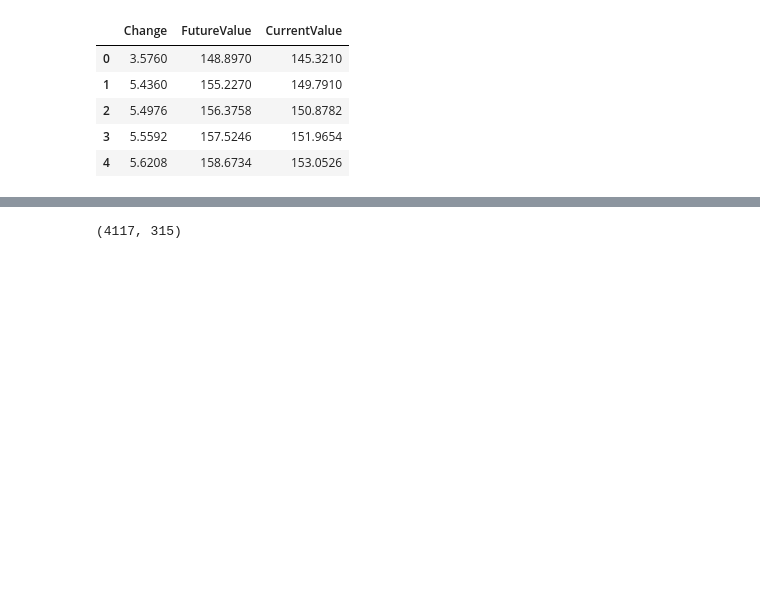
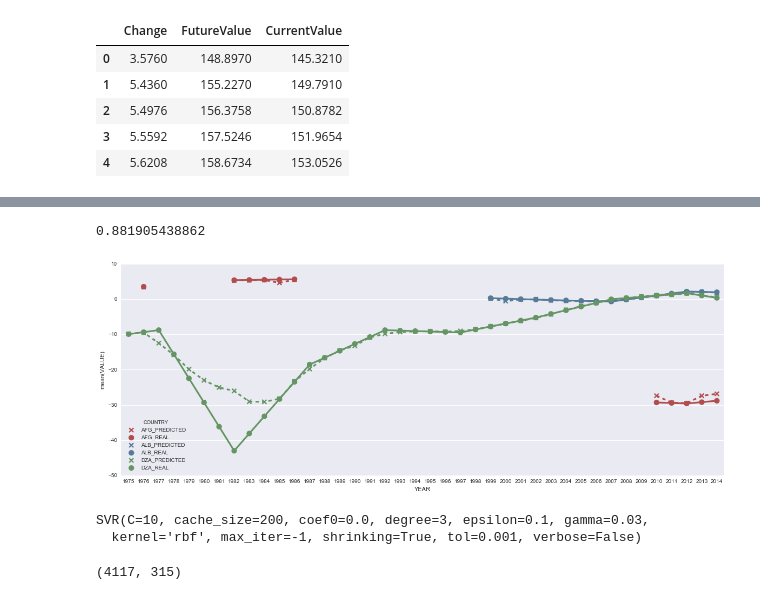
Before and after one commit to jgzuke/KaggleScripts, a Jupyter notebook: WorldDevelopment/Training.ipynb, the cells around one changed output, grey strips where cells are left out. Saved outputs shown, nothing was run; the diff lists cells and outputs as text; code cells hidden in the pictures; blank space fills up the shorter version.

```diff
--- a/WorldDevelopment/Training.ipynb
+++ b/WorldDevelopment/Training.ipynb
@@ -132,13 +143,22 @@ clf.score(X_test, y_test)
 # %%
-#from sklearn.grid_search import GridSearchCV
-#param_grid = [
-#    {'C': [10], 'kernel': ['linear']},
-#    {'C': [10], 'gamma': [0.03], 'kernel': ['rbf']},
-#]
-#clf = GridSearchCV(SVR(), param_grid, cv=4)
+from sklearn.grid_search import GridSearchCV
+param_grid = [
+    {'C': [1, 10, 100], 'kernel': ['linear']},
+    {'C': [1, 10, 100], 'gamma': [0.003, 0.03, 0.3], 'kernel': ['rbf']},
+]
+clf = GridSearchCV(SVR(), param_grid, cv=3)
+testClf(clf, 3, True)
 #clf = clf.fit(X_train, train)
 #clf = clf.best_estimator_
 #clf.score(X_test, test)
+# %% [output]
+0.881905438862
+[figure, added]
+# %%
+clf.best_estimator_
+# %% [output]
+SVR(C=10, cache_size=200, coef0=0.0, degree=3, epsilon=0.1, gamma=0.03,
+  kernel='rbf', max_iter=-1, shrinking=True, tol=0.001, verbose=False)
 # %%
 import lasagne
 import theano
```
Also changed, not shown: parts of 10 cells of this notebook.
